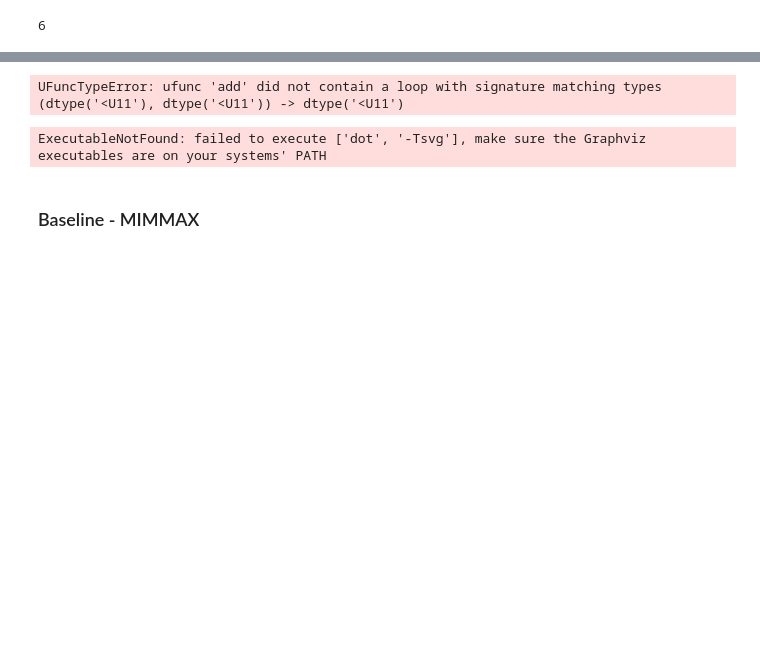
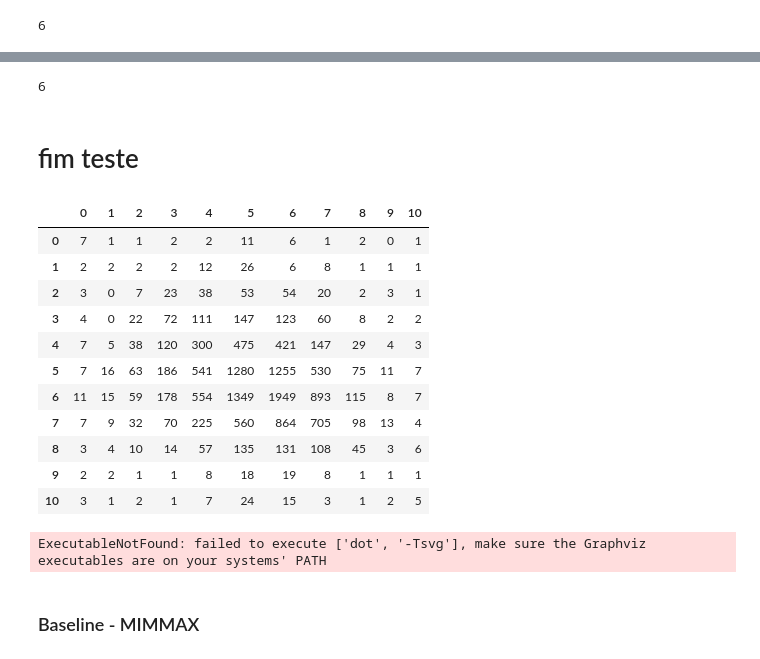
Before and after one commit to hericax/Pos, a Jupyter notebook: projeto_3/aed_projeto_3 - parte 2.ipynb, the cells around one changed output, grey strips where cells are left out. Drawn from its saved outputs; the diff is of its cells as text; code cells hidden in the pictures; blank space fills up the shorter version.

```diff
--- a/projeto_3/aed_projeto_3 - parte 2.ipynb
+++ b/projeto_3/aed_projeto_3 - parte 2.ipynb
@@ -1107,13 +1135,31 @@ y_pred_PCA_treino[0]
+# %%
+y_pred_PCA_treino[0]
+# %% [output]
+6
+# %% [markdown]
+# fim teste
 # %%
 from sklearn.metrics import confusion_matrix
 
 # Compara o resultado do modelo com o resultado verdadeiro
 cnf_matrix = confusion_matrix(y_test_PCA, y_pred_PCA_teste)
 
 # Constrói um Dataframe com a matriz de confusão apenas para ficar mais legível
-pd.DataFrame(cnf_matrix, columns=('Prev ' + dec_clf_PCA.classes_), index=('True ' + dec_clf_PCA.classes_))
+#pd.DataFrame(cnf_matrix, columns=('Prev ' + dec_clf_PCA.classes_), index=('True ' + dec_clf_PCA.classes_))
+pd.DataFrame(cnf_matrix, columns=(dec_clf_PCA.classes_), index=(dec_clf_PCA.classes_))
 # %% [output]
-UFuncTypeError: ufunc 'add' did not contain a loop with signature matching types (dtype('<U11'), dtype('<U11')) -> dtype('<U11')
+|  | 0 | 1 | 2 | 3 | 4 | 5 | 6 | 7 | 8 | 9 | 10 |
+| 0 | 7 | 1 | 1 | 2 | 2 | 11 | 6 | 1 | 2 | 0 | 1 |
+| 1 | 2 | 2 | 2 | 2 | 12 | 26 | 6 | 8 | 1 | 1 | 1 |
+| 2 | 3 | 0 | 7 | 23 | 38 | 53 | 54 | 20 | 2 | 3 | 1 |
+| 3 | 4 | 0 | 22 | 72 | 111 | 147 | 123 | 60 | 8 | 2 | 2 |
+| 4 | 7 | 5 | 38 | 120 | 300 | 475 | 421 | 147 | 29 | 4 | 3 |
+| 5 | 7 | 16 | 63 | 186 | 541 | 1280 | 1255 | 530 | 75 | 11 | 7 |
+| 6 | 11 | 15 | 59 | 178 | 554 | 1349 | 1949 | 893 | 115 | 8 | 7 |
+| 7 | 7 | 9 | 32 | 70 | 225 | 560 | 864 | 705 | 98 | 13 | 4 |
+| 8 | 3 | 4 | 10 | 14 | 57 | 135 | 131 | 108 | 45 | 3 | 6 |
+| 9 | 2 | 2 | 1 | 1 | 8 | 18 | 19 | 8 | 1 | 1 | 1 |
+| 10 | 3 | 1 | 2 | 1 | 7 | 24 | 15 | 3 | 1 | 2 | 5 |
 # %%
 from sklearn.tree import export_graphviz
 import graphviz
```
Also changed, not shown: parts of 9 cells of this notebook.
